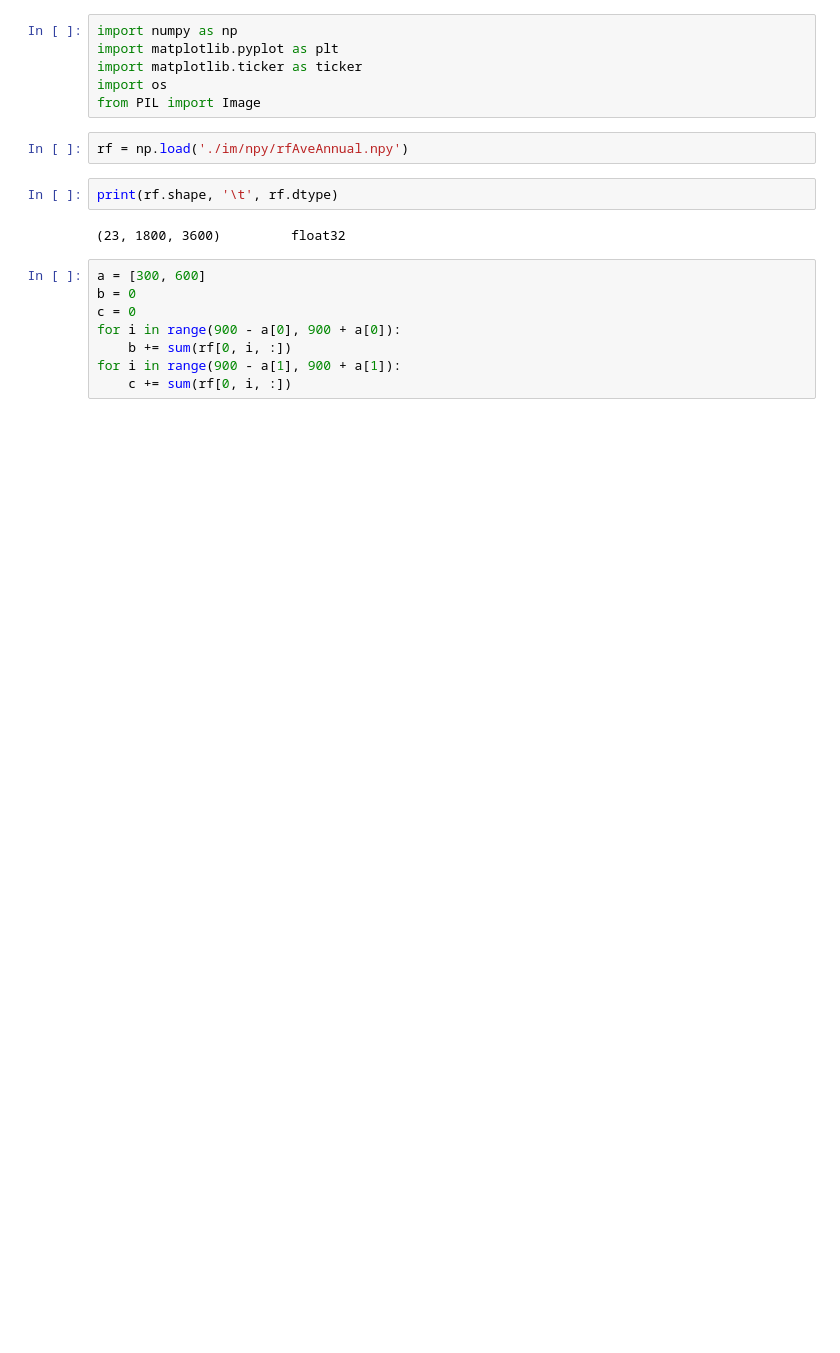
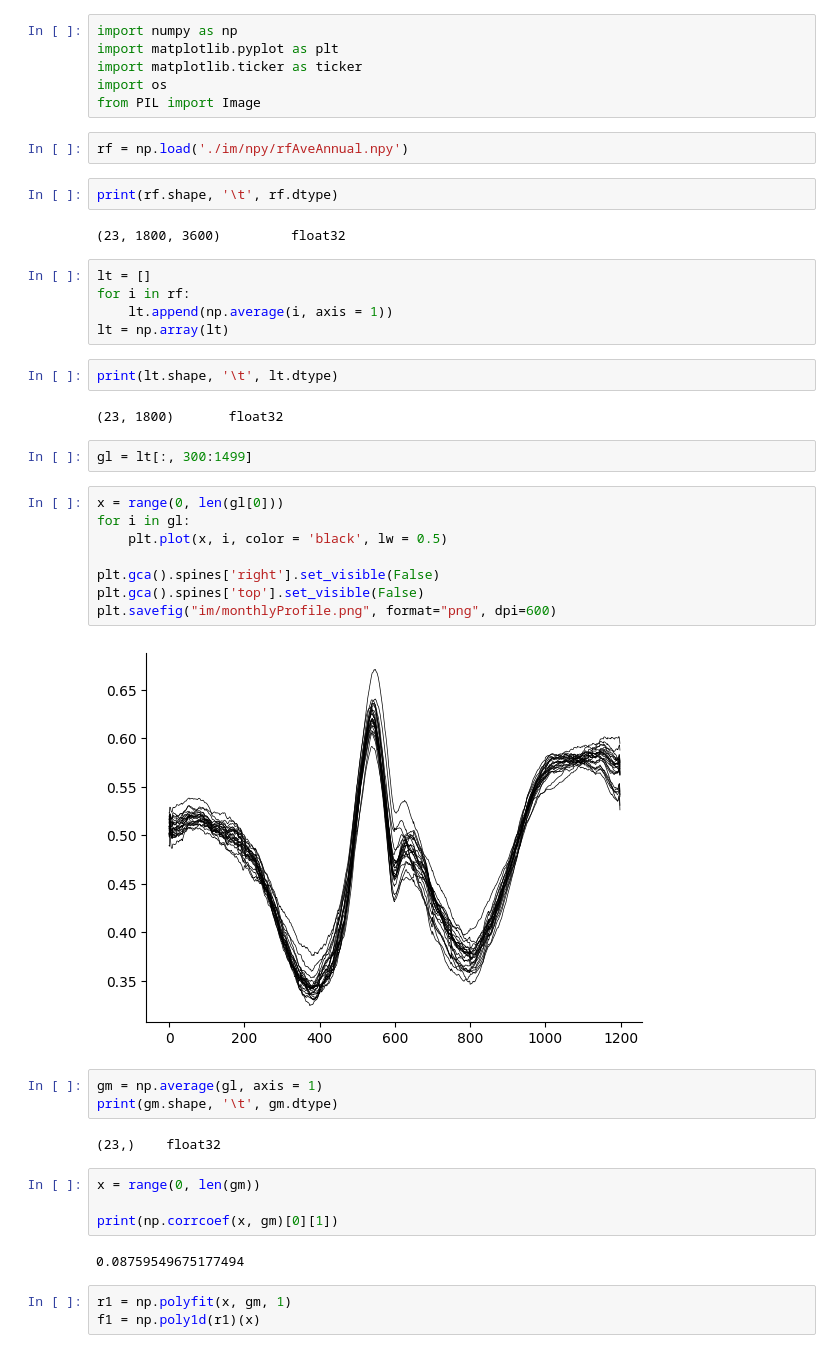
Before and after one commit to mujina774/Rainfall, a Jupyter notebook: annualTrends.ipynb, the cells around one changed output. Drawn from its saved outputs; the diff is of its cells as text; blank space fills up the shorter version.

Commit message:
create figures

```diff
--- a/annualTrends.ipynb
+++ b/annualTrends.ipynb
@@ -10,12 +10,39 @@ rf = np.load('./im/npy/rfAveAnnual.npy')
 print(rf.shape, '\t', rf.dtype)
 # %% [output]
 (23, 1800, 3600)         float32
+# %%
+lt = []
+for i in rf:
+    lt.append(np.average(i, axis = 1))
+lt = np.array(lt)
+# %%
+print(lt.shape, '\t', lt.dtype)
+# %% [output]
+(23, 1800)       float32
+# %%
+gl = lt[:, 300:1499]
+# %%
+x = range(0, len(gl[0]))
+for i in gl:
+    plt.plot(x, i, color = 'black', lw = 0.5)
+
+plt.gca().spines['right'].set_visible(False)
+plt.gca().spines['top'].set_visible(False)
+plt.savefig("im/monthlyProfile.png", format="png", dpi=600)
+# %% [output]
+[figure, added]
 # %%
-a = [300, 600]
-b = 0
-c = 0
-for i in range(900 - a[0], 900 + a[0]):
-    b += sum(rf[0, i, :])
-for i in range(900 - a[1], 900 + a[1]):
-    c += sum(rf[0, i, :])
+gm = np.average(gl, axis = 1)
+print(gm.shape, '\t', gm.dtype)
+# %% [output]
+(23,)    float32
+# %%
+x = range(0, len(gm))
+
+print(np.corrcoef(x, gm)[0][1])
+# %% [output]
+0.08759549675177494
+# %%
+r1 = np.polyfit(x, gm, 1)
+f1 = np.poly1d(r1)(x)
 # %%
```
Also changed, not shown: parts of 1 cell of this notebook, 2 other files.
